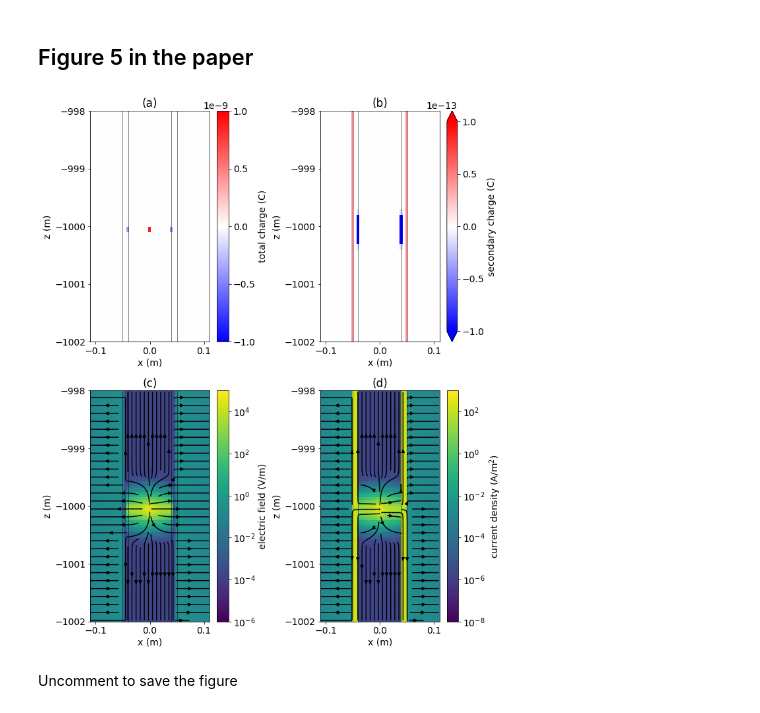
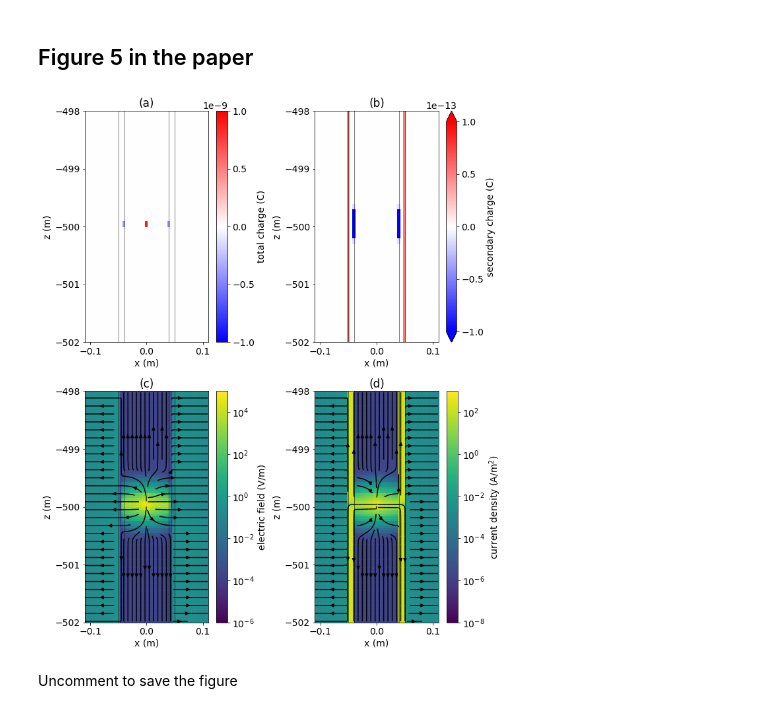
Before and after one commit to simpeg-research/heagy-2018-emcyl, a Jupyter notebook: notebooks/2_DC_Kaufman_infinite_well.ipynb, the cells around one changed output. Saved outputs shown, nothing was run; the diff lists cells and outputs as text; code cells hidden in the pictures.

Commit message:
reduce the size of the first DC example

```diff
--- a/notebooks/2_DC_Kaufman_infinite_well.ipynb
+++ b/notebooks/2_DC_Kaufman_infinite_well.ipynb
@@ -49,7 +49,7 @@ Here, we set a simulation directory where we can save the results and set the ot
 simDir = 'DC_Kaufman'  # create a simulation directory where results can be saved.
 # %%
 # casing parameters
-casing_l = 2000 # 2km long casing
+casing_l = 1000 # 2km long casing
 casing_t = 10e-3 # 10mm thick casing
 casing_d = 100e-3 # 10cm diameter
 
@@ -107,3 +105,13 @@ wholespace.sigma_casing = wholespace.sigma_back
+# %%
+# put the models in a dictionary for convienence
+model_names = ['casing']
+modelDict = dict(zip(model_names, [model]))
+
+wholespace = model.copy()
+wholespace.sigma_casing = wholespace.sigma_back
+
+model_names += ['background']
+modelDict['background'] = wholespace
 # %% [markdown]
 ## Mesh
 
@@ -113,12 +121,12 @@ To discretize in x, we start by defining the finest region of the mesh, ensuring
 # %%
 # parameters defining the core region of the mesh
 # note that the finest re
-csx2 = 25.  # cell size in the x-direction in the second uniform region of the mesh (where we measure data)
+csx2 = 100.  # cell size in the x-direction in the second uniform region of the mesh (where we measure data)
 csz = 0.1  # cell size in the z-direction
 domainx2 = 100  # go out 500m from the well
 
 # padding parameters
-npadx, npadz = 12, 28  # number of padding cells
+npadx, npadz = 8, 26  # number of padding cells
 pfx2 = 1.4  # expansion factor for the padding to infinity in the x-direction
 pfz = 1.4
 
@@ -147,10 +159,6 @@ ax = cylMeshGen.mesh.plotGrid()
 ## Put the physical properties on the mesh
 
 Here, we organize models in a dictionary, fro there, we build the physical properties, which describes the conductivity over the entire simulation domain.
-# %%
-# put the models in a dictionary for convienence
-model_names = ['background', 'casing']
-modelDict = dict(zip(model_names, [wholespace, model]))
 # %%
 # Assign physical properties on the mesh
 physpropsDict = {
@@ -288,8 +296,8 @@ fig, ax = plt.subplots(2, 2, figsize=(2*5, 2*6))
 ax=ax.flatten()
 
 max_r = 0.11
-min_depth = 998
-max_depth = 1002
+min_depth = model.casing_l/2.-2
+max_depth = model.casing_l/2.+2
 
 # model =
 xlim = max_r * np.r_[-1, 1]
@@ -314,34 +322,34 @@ def plotme(a, view, clim, **kwargs):
 
 # total charges
 clim = 1e-9* np.r_[-1, 1]
 out = plotme(ax[0], 'charge', clim)
 out[-1].set_label('total charge (C)')
 ax[0].set_title('(a)')
 
 # secondary charges
 clim = 1e-13 * np.r_[-1, 1]
 out = plotme(ax[1], 'charge', clim, cb_extend="both", prim_sec="secondary")
 ax[1].set_title('(b)')
 out[-1].set_label('secondary charge (C)')
 
 # electric field
 clim = np.r_[1e-6, 1e5]
 out = plotme(ax[2], 'e', clim)
 ax[2].set_title('(c)')
 out[-1].set_label('electric field (V/m)')
 
 # # current density
 clim = np.r_[1e-8, 1e3]
 out = plotme(ax[3], 'j', clim)
 ax[3].set_title('(d)')
 out[-1].set_label('current density (A/m$^2$)')
 
 
 [a.set_yticks(np.hstack([np.arange(-max_depth, -min_depth),np.r_[-min_depth]])) for a in ax]
 
 plt.tight_layout()
 # %% [output]
-[figure, old version]
+[figure, new version]
 # %% [markdown]
 Uncomment to save the figure
 # %%
```
Also changed, not shown: parts of 11 cells of this notebook, 4 other files.
